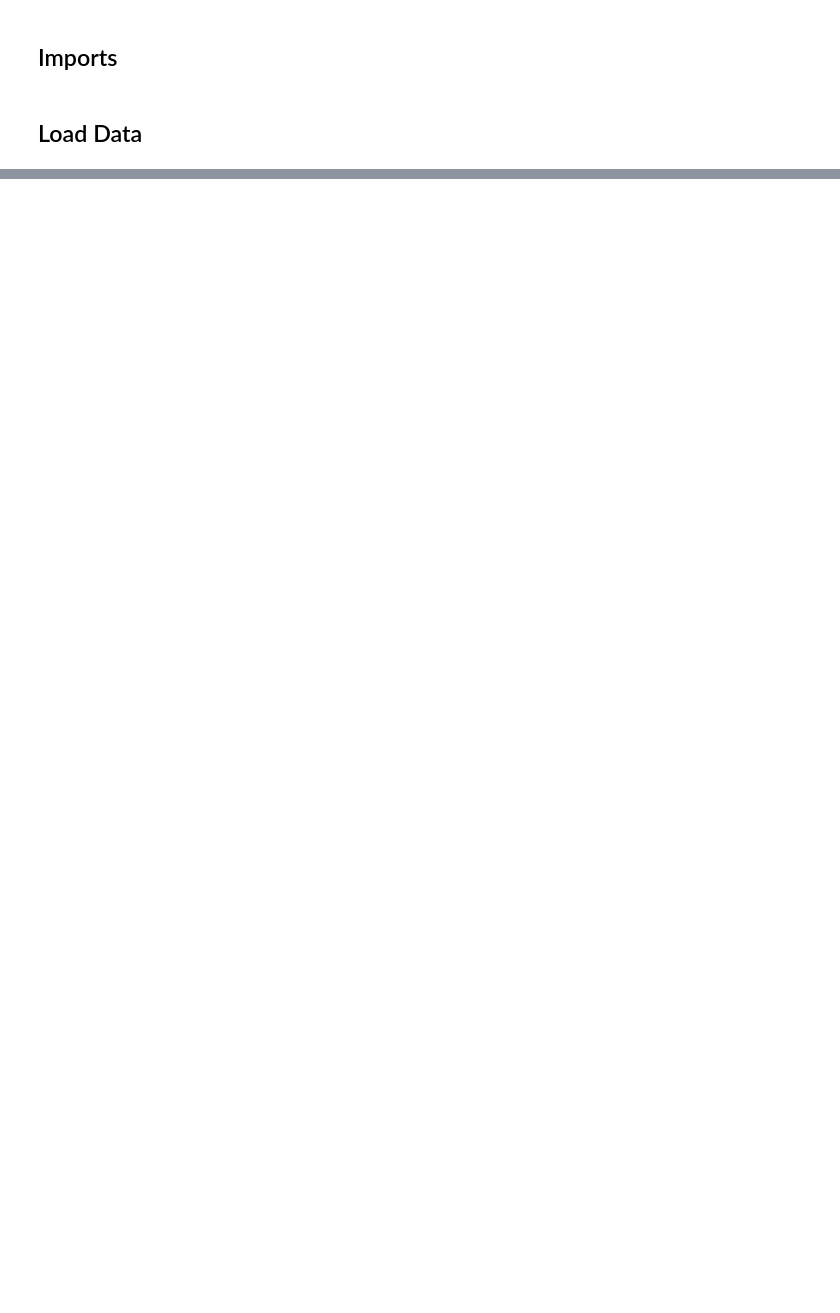
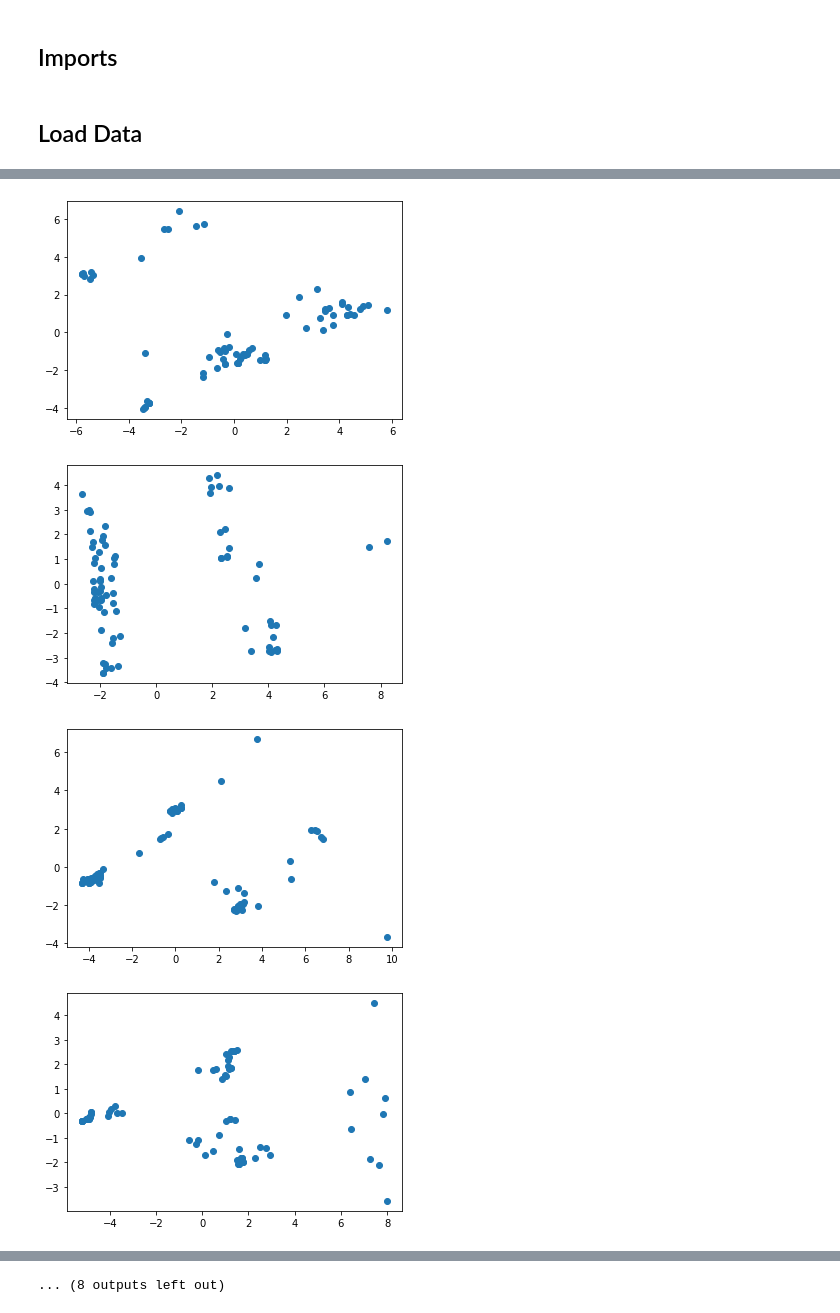
Before and after one commit to DanielLeski/Summer2022, a Jupyter notebook: scripts/notebook-3_revisted.ipynb, the cells around one changed output, grey strips where cells are left out. Drawn from its saved outputs; the diff is of its cells as text; code cells hidden in the pictures; blank space fills up the shorter version.

```diff
--- a/scripts/notebook-3_revisted.ipynb
+++ b/scripts/notebook-3_revisted.ipynb
@@ -108,0 +121,12 @@ ValueError: The truth value of an array with more than one element is ambiguous.
+# %%
+pca = PCA(n_components=2)
+
+for window in neg[10:30]:
+    proj = pca.fit_transform(window)
+    plt.scatter(proj[:, 0], proj[:, 1])
+    plt.show()
+# %% [output]
+[figure, added]
+[figure, added]
+[figure, added]
+[figure, added]
@@ -108,0 +141 @@ ValueError: The truth value of an array with more than one element is ambiguous.
+... (8 outputs left out)
```
Also changed, not shown: parts of 45 cells of this notebook, 1 other file.
